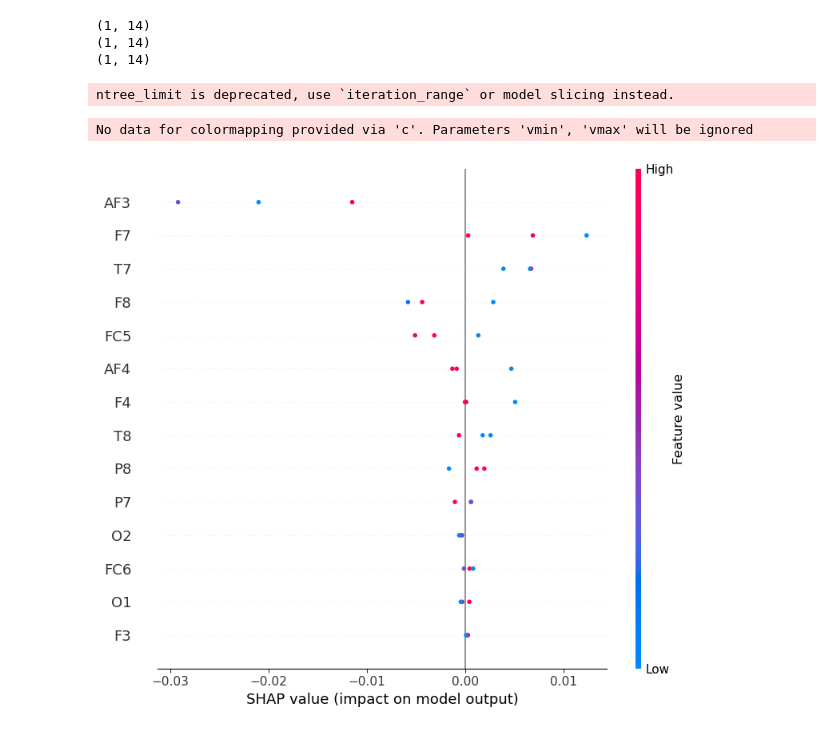
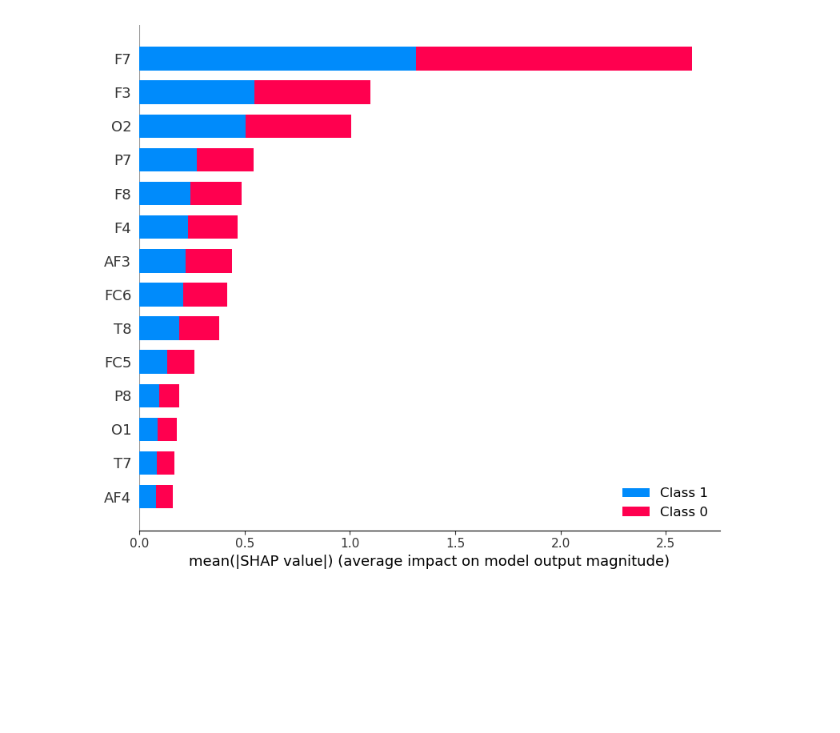
Before and after one commit to HayatoYokomizo/EEG_pain, a Jupyter notebook: DetectEEG_pain_test/Model_XGBoost.ipynb, the cells around one changed output. Saved outputs shown, nothing was run; the diff lists cells and outputs as text; code cells hidden in the pictures; blank space fills up the shorter version.

```diff
--- a/DetectEEG_pain_test/Model_XGBoost.ipynb
+++ b/DetectEEG_pain_test/Model_XGBoost.ipynb
@@ -108,22 +86,16 @@ def normalize_per_state(df, start, end):
     df.iloc[start:end, :] = scaler.fit_transform(df.iloc[start:end, :])
     return df
 # %%
-raw = 0 #rawデータならば１、Bandなら０,
-
 # 1秒ごとのデータに分割
 n_samples_per_second = 256  # 256Hzのサンプリングレート
 total_seconds = 10  # 全体の秒数
 
 # データの読み込み
-if(raw):
-    df = pd.read_csv('Raw.csv')
-    #df = pd.read_csv('Raw_ICA.csv')
-else:
-    #df = pd.read_csv('Band.csv')
-    df = pd.read_csv('emotion.csv')
+df = pd.read_csv('DP_all.csv')
 
-
+"""
 # チャンネルごとに正規化
 scaler = StandardScaler()
 for column in df.columns[:-1]:  # 'State'列を除くすべての列
     df[column] = scaler.fit_transform(df[column].values.reshape(-1, 1))
+"""
@@ -270,55 +132,8 @@ Test Accuracy: 68.26%
-# %%
-#SHAP(bst, X_train_df)
-# SHAP値を計算 (バッチ処理)
-explainer = shap.TreeExplainer(bst)
-batch_size = 1  # バッチサイズの設定
-shap_values = []
-
-y_train_df = pd.DataFrame(y_train, columns=column_names)
-# バッチごとにSHAP値を計算
-for i in range(0, 3, batch_size): #X_train_df.shape[0]
-    batch_start = i
-    batch_end = min(i + batch_size, X_train_df.shape[0])
-    batch = X_train_df.iloc[batch_start:batch_end]
-    batch_y = y_train_df.iloc[batch_start:batch_end]
-    print(batch.shape)
-    shap_values.append(explainer.shap_values(batch,batch_y,tree_limit=2,check_additivity=False))
-
-#一つのリストに結合
-shap_values = np.concatenate(shap_values, axis=0)
-
-# SHAP値をプロット
-#shap.summary_plot(shap_values, X_train_df, max_display=X_train_df.shape[1])
-# %% [output]
-(1, 14)
-(1, 14)
-(1, 14)
-ntree_limit is deprecated, use `iteration_range` or model slicing instead.
-# %%
-shap.summary_plot(shap_values[0], X_train_df[:3])
-# %% [output]
-No data for colormapping provided via 'c'. Parameters 'vmin', 'vmax' will be ignored
-[figure, removed]
-# %%
-count_label = 4
-
-#データフレームに変換
-y_train_df = pd.DataFrame(y_train)
-y_test_df = pd.DataFrame(y_test, columns = ["State"])
-y_train_df = pd.DataFrame(y_train, columns = ["State"])
-
-#該当する目的変数を持ったインデックスを格納するリスト
-DataIndex = []
-# ↑に対応するtrainデータのラベルインデックス
-PredictedLabel_index = []
-# ラベルごとのSHAP値
-SHAP_EachLabel = []
-
-for i in range(count_label):
-    DataIndex.append(list(y_train_df[y_train_df["State"]==i].index))
-    PredictedLabel_index.append(X_train.drop(DataIndex[i]))
-    SHAP_EachLabel.append(explainer.shap_values(PredictedLabel_index[i]))
-
-#各ｃｈの電圧値とSHAP値の線形グラフ
-#shap.dependence_plot(ind = "O2", shap_values=shap_values_0_train, features=X_train_0 )
+# %%
+explainer = shap.TreeExplainer(bst)
+shap_values = explainer.shap_values(X_train_df,y_train_df)
+
+shap.summary_plot(shap_values, X_train_df)
+# %% [output]
+[figure, added]
 # %%
```
Also changed, not shown: parts of 9 cells of this notebook, 9 other files.
